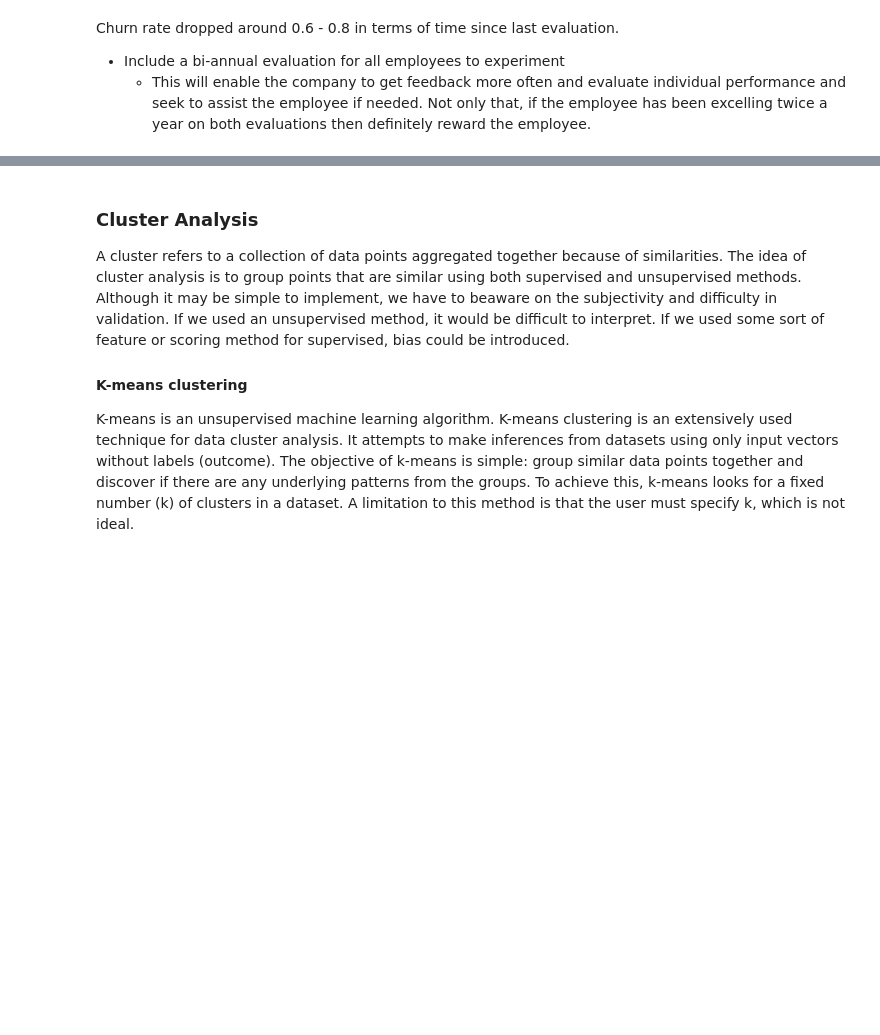
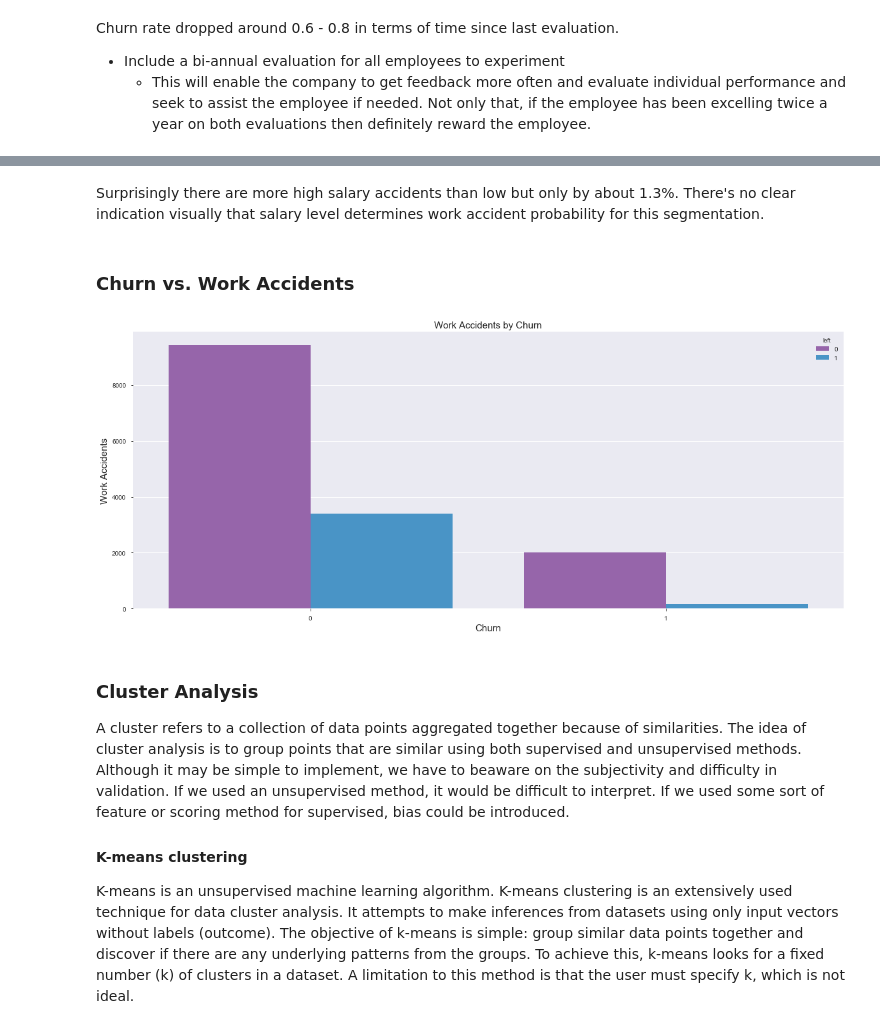
Before and after one commit to davidtnly/MachineLearning, a Jupyter notebook: 32-churn-prediction.ipynb, the cells around one changed output, grey strips where cells are left out. Drawn from its saved outputs; the diff is of its cells as text; code cells hidden in the pictures; blank space fills up the shorter version.

```diff
--- a/32-churn-prediction.ipynb
+++ b/32-churn-prediction.ipynb
@@ -1007,3 +1069,30 @@ Churn rate dropped around 0.6 - 0.8 in terms of time since last evaluation.
+# %% [markdown]
+Surprisingly there are more high salary accidents than low but only by about 1.3%. There's no clear indication visually that salary level determines work accident probability for this segmentation.
+# %% [markdown]
+### Churn vs. Work Accidents
+# %%
+# Create new dataframe so we can order the x-axis labels
+acc_churn_data = data[['Work_accident', 'left']]
+
+# Set x-axis order
+salary_order = ['low', 'medium', 'high']
+
+# Set figure size
+plt.figure(figsize=(20, 8))
+
+# Plot
+sns.countplot('Work_accident',
+              hue='left',
+              data=acc_churn_data)
+
+# Set plot features
+plt.title('Work Accidents by Churn', fontsize=15)
+plt.xlabel('Churn', fontsize=15)
+plt.ylabel('Work Accidents', fontsize=15)
+
+plt.show()
+# %% [output]
+[figure, added]
 # %% [markdown]
 ### Cluster Analysis
 A cluster refers to a collection of data points aggregated together because of similarities. The idea of cluster analysis is to group points that are similar using both supervised and unsupervised methods. Although it may be simple to implement, we have to beaware on the subjectivity and difficulty in validation. If we used an unsupervised method, it would be difficult to interpret. If we used some sort of feature or scoring method for supervised, bias could be introduced.
```
Also changed, not shown: parts of 17 cells of this notebook.
